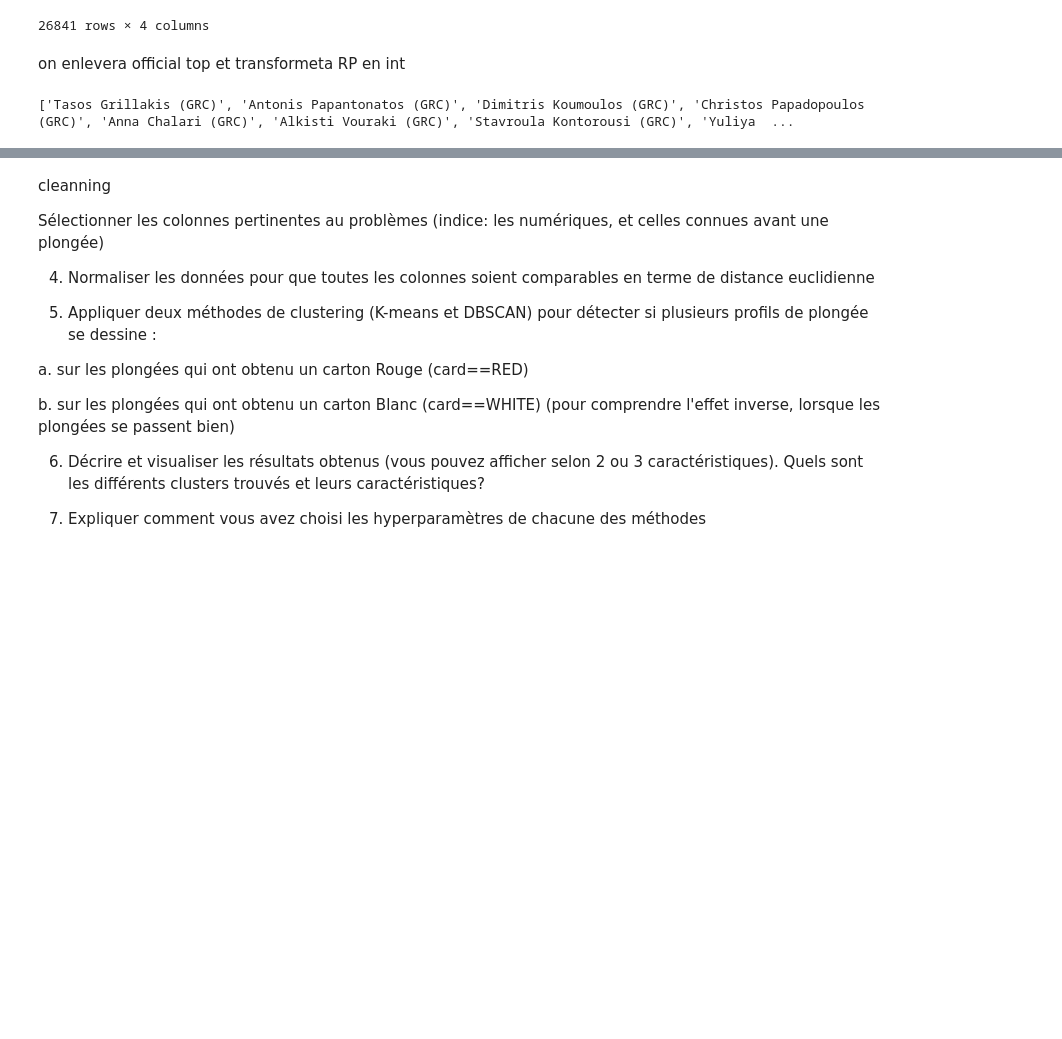
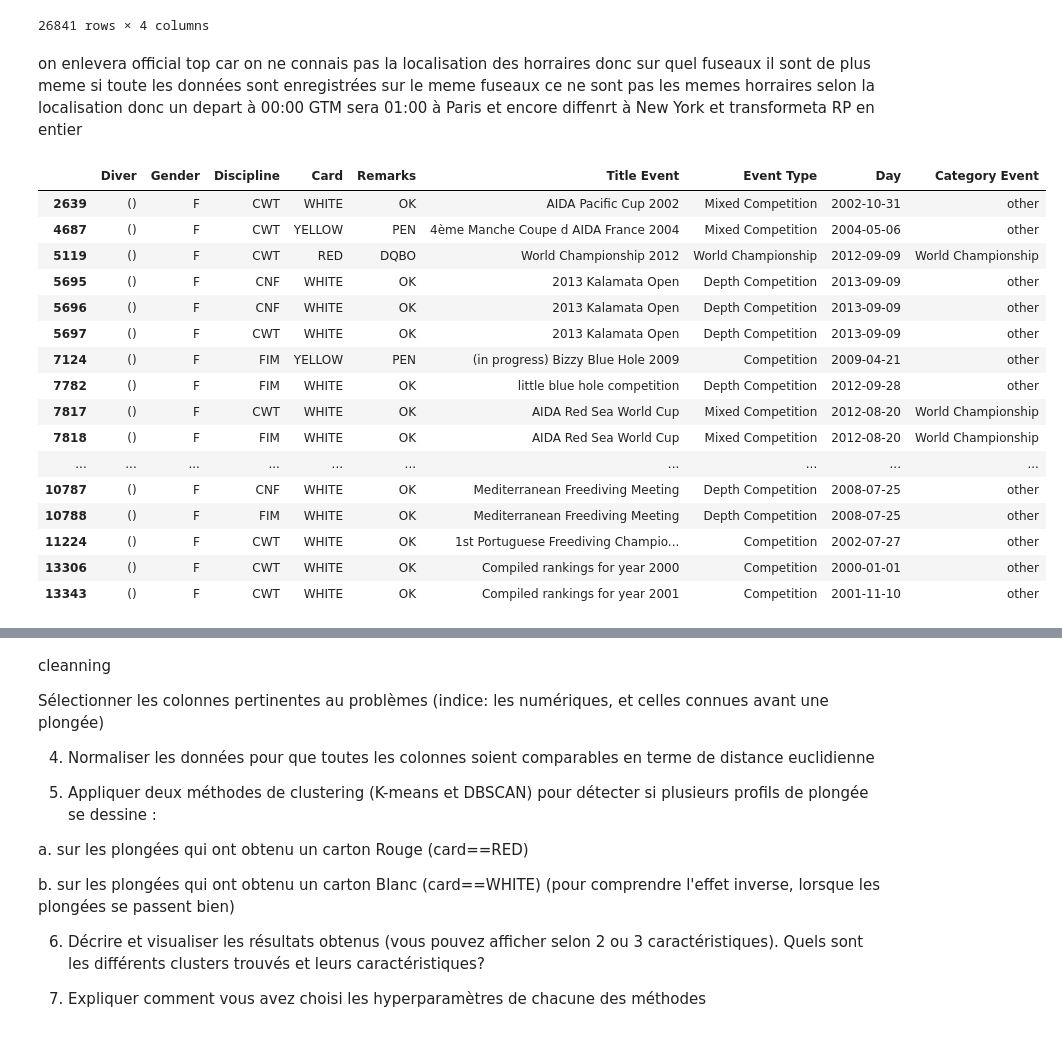
Before and after one commit to Todin13/Projet_semmestre_3_machine_learning, a Jupyter notebook: Analyse_dataset.ipynb, the cells around one changed output, grey strips where cells are left out. Cells and saved outputs as stored; diff of their text form; code cells hidden in the pictures; blank space fills up the shorter version.

```diff
--- a/Analyse_dataset.ipynb
+++ b/Analyse_dataset.ipynb
@@ -95,10 +99,27 @@ numeric_df
 | 26839 | 10:10 | 33 | 28 m | 22 |
 | 26840 | 10:20 | 30 | 30 m | 30 |
 26841 rows × 4 columns
-# %% [markdown]
-on enlevera official top et transformeta RP en int
-# %%
-print(f"{el for el in dataset['Diver'].unique()}")
-# %% [output]
-['Tasos Grillakis (GRC)', 'Antonis Papantonatos (GRC)', 'Dimitris Koumoulos (GRC)', 'Christos Papadopoulos (GRC)', 'Anna Chalari (GRC)', 'Alkisti Vouraki (GRC)', 'Stavroula Kontorousi (GRC)', 'Yuliya  ...
+# %% [markdown]
+on enlevera official top car on ne connais pas la localisation des horraires donc sur quel fuseaux il sont de plus meme si toute les données sont enregistrées sur le meme fuseaux ce ne sont pas les memes horraires selon la localisation donc un depart à 00:00 GTM sera 01:00 à Paris et encore diffenrt à New York et transformeta RP en entier
+# %%
+# on regarde si il existe des plongeur ayant un nom prenom et pays inferieur à 10 caratère
+non_numeric_df[non_numeric_df['Diver'].str.len() < 10]
+# %% [output]
+|  | Diver | Gender | Discipline | Card | Remarks | Title Event | Event Type | Day | Category Event |
+| 2639 | () | F | CWT | WHITE | OK | AIDA Pacific Cup 2002 | Mixed Competition | 2002-10-31 | other |
+| 4687 | () | F | CWT | YELLOW | PEN | 4ème Manche Coupe d AIDA France 2004 | Mixed Competition | 2004-05-06 | other |
+| 5119 | () | F | CWT | RED | DQBO | World Championship 2012 | World Championship | 2012-09-09 | World Championship |
+| 5695 | () | F | CNF | WHITE | OK | 2013 Kalamata Open | Depth Competition | 2013-09-09 | other |
+| 5696 | () | F | CNF | WHITE | OK | 2013 Kalamata Open | Depth Competition | 2013-09-09 | other |
+| 5697 | () | F | CWT | WHITE | OK | 2013 Kalamata Open | Depth Competition | 2013-09-09 | other |
+| 7124 | () | F | FIM | YELLOW | PEN | (in progress) Bizzy Blue Hole 2009 | Competition | 2009-04-21 | other |
+| 7782 | () | F | FIM | WHITE | OK | little blue hole competition | Depth Competition | 2012-09-28 | other |
+| 7817 | () | F | CWT | WHITE | OK | AIDA Red Sea World Cup | Mixed Competition | 2012-08-20 | World Championship |
+| 7818 | () | F | FIM | WHITE | OK | AIDA Red Sea World Cup | Mixed Competition | 2012-08-20 | World Championship |
+| ... | ... | ... | ... | ... | ... | ... | ... | ... | ... |
+| 10787 | () | F | CNF | WHITE | OK | Mediterranean Freediving Meeting | Depth Competition | 2008-07-25 | other |
+| 10788 | () | F | FIM | WHITE | OK | Mediterranean Freediving Meeting | Depth Competition | 2008-07-25 | other |
+| 11224 | () | F | CWT | WHITE | OK | 1st Portuguese Freediving Champio... | Competition | 2002-07-27 | other |
+| 13306 | () | F | CWT | WHITE | OK | Compiled rankings for year 2000 | Competition | 2000-01-01 | other |
+| 13343 | () | F | CWT | WHITE | OK | Compiled rankings for year 2001 | Competition | 2001-11-10 | other |
 # %% [markdown]
```
Also changed, not shown: parts of 21 cells of this notebook.
